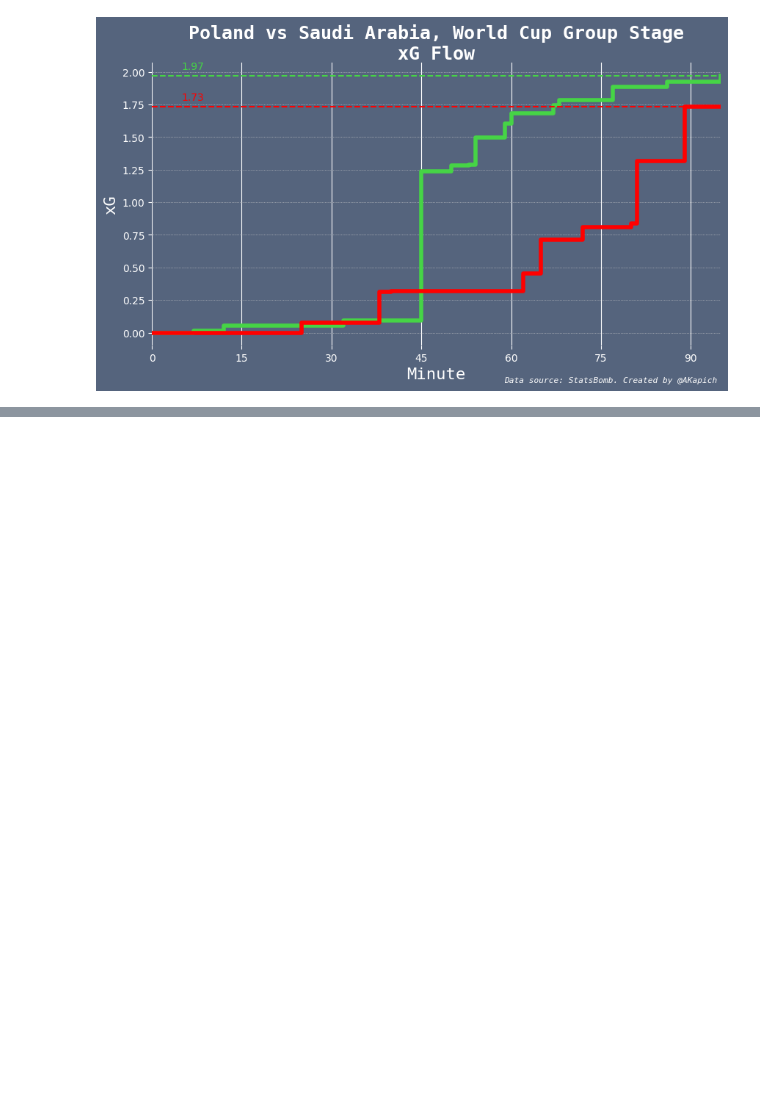
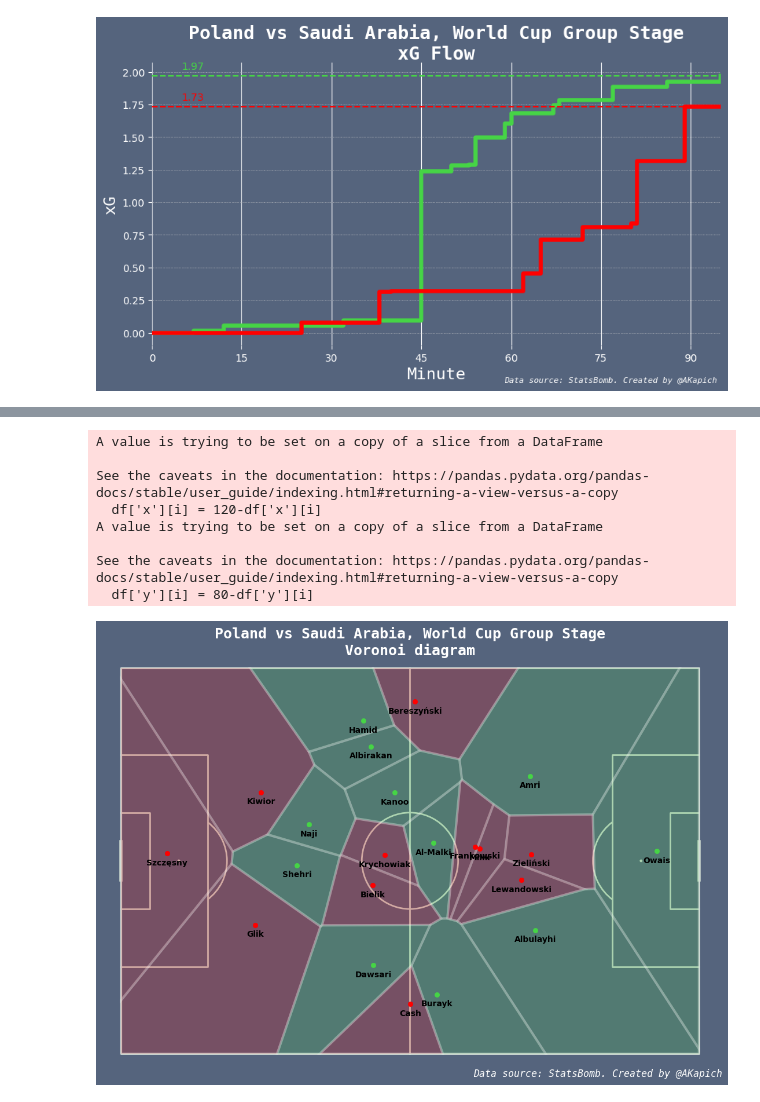
Before and after one commit to AKapich/World_Cup_App, a Jupyter notebook: football.ipynb, the cells around one changed output, grey strips where cells are left out. Saved outputs shown, nothing was run; the diff lists cells and outputs as text; code cells hidden in the pictures; blank space fills up the shorter version.

```diff
--- a/football.ipynb
+++ b/football.ipynb
@@ -347,0 +392,64 @@ See the caveats in the documentation: https://pandas.pydata.org/pandas-docs/stab
+# %%
+df = sb.events(match_id=3857297)
+
+subs = df[pd.isna(df["substitution_outcome"])==False]
+min_threshold = min(subs["minute"])
+sec_threshold = min(subs["second"])
+df = df[(df["minute"]<min_threshold) | ((df["minute"]==min_threshold) & (df["second"]<sec_threshold))]
+df = df[pd.isna(df["location"])==False]
+df["x"] = [location[0] for location in df["location"]]
+df["y"] = [location[1] for location in df["location"]]
+# average location
+df = df.groupby(['player', 'team']).agg({'x': ['mean'], 'y': ['mean']})
+df.columns = ['x', 'y']
+df=df.reset_index()
+# the column responsible for voronoi division must be boolean
+df['team_id'] = df['team']=='Poland'
+
+# reverse the coords of one team
+for i in range(len(df)):
+    if not (df['team_id'][i]):
+        df['x'][i] = 120-df['x'][i]
+        df['y'][i] = 80-df['y'][i]
+
+fig ,ax = plt.subplots(figsize=(13, 8),constrained_layout=False, tight_layout=True)
+fig.set_facecolor('#55647d')
+ax.patch.set_facecolor('#55647d')
+pitch = Pitch(pitch_type='statsbomb', pitch_color='#55647d', line_color='#c7d5cc')
+pitch.draw(ax=ax)
+
+pitch.voronoi(df.x, df.y, df.team)
+team1,team2 = pitch.voronoi(df.x, df.y, df.team_id)
+
+t1 = pitch.polygon(team1, ax=ax, fc='red', ec='white', lw=3, alpha=0.2)
+t2 = pitch.polygon(team2, ax=ax, fc='#46d446', ec='white', lw=3, alpha=0.2)
+
+# Plot players
+for i in range(len(df['x'])):
+    if df['team'][i]=='Poland':
+        pitch.scatter(df['x'][i],df['y'][i],ax=ax,color='red')
+
+    if df['team'][i]=='Saudi Arabia':
+        pitch.scatter(df['x'][i],df['y'][i],ax=ax,color='#46d446')
+
+    pitch.annotate(df['player'][i].split(" ")[-1], xy=(df['x'][i], df['y'][i]+2),
+                    c='black', va='center', ha='center',
+                    size=10, fontweight='bold',
+                    ax=ax)
+
+ax.set_title("Poland vs Saudi Arabia, World Cup Group Stage\nVoronoi diagram",
+             fontsize=18, color="w", fontfamily="Monospace", fontweight='bold', pad=-8)
+fig.text(.75,.01,f'Data source: StatsBomb. Created by @AKapich',
+         fontstyle='italic', fontsize=12, fontfamily='Monospace', color='w', ha='center')
+
+plt.savefig('voronoi.png', dpi = 500, bbox_inches='tight',facecolor='#55647d')
+# %% [output]
+A value is trying to be set on a copy of a slice from a DataFrame
+
+See the caveats in the documentation: https://pandas.pydata.org/pandas-docs/stable/user_guide/indexing.html#returning-a-view-versus-a-copy
+  df['x'][i] = 120-df['x'][i]
+A value is trying to be set on a copy of a slice from a DataFrame
+
+See the caveats in the documentation: https://pandas.pydata.org/pandas-docs/stable/user_guide/indexing.html#returning-a-view-versus-a-copy
+  df['y'][i] = 80-df['y'][i]
+[figure, added]
```
Also changed, not shown: parts of 3 cells of this notebook.
